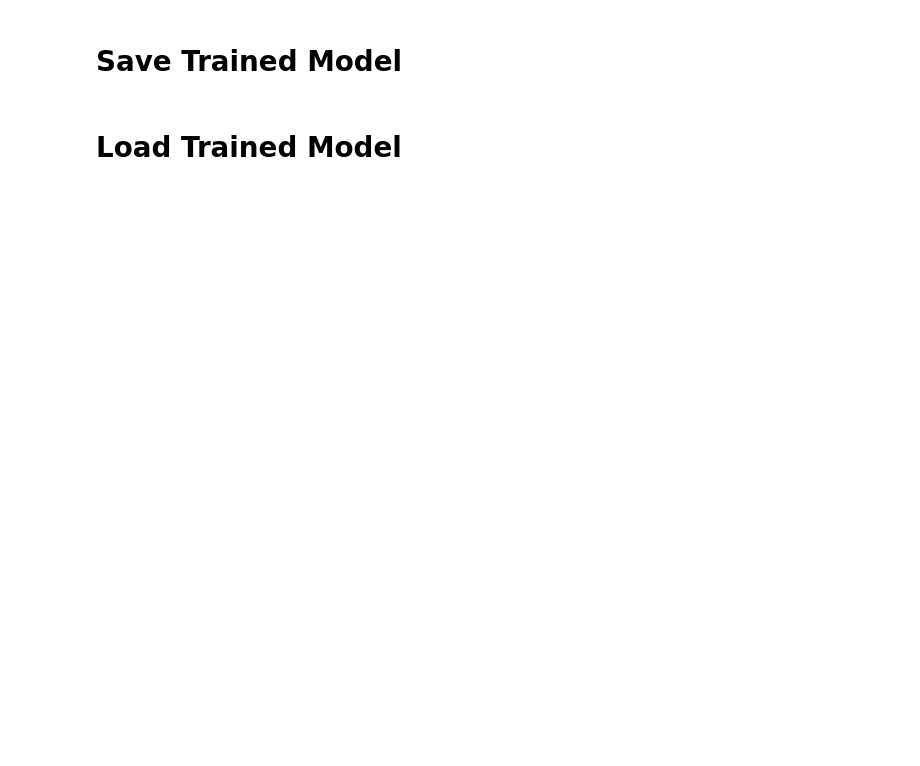
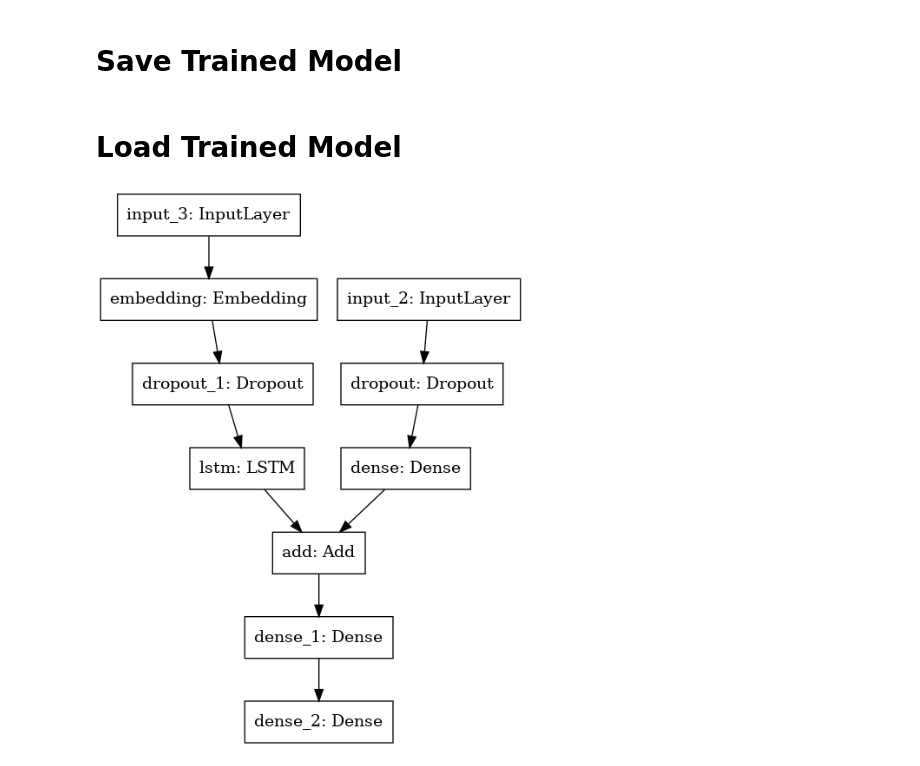
Before and after one commit to RealityMoez/ImageCaptionGenerator, a Jupyter notebook: image-caption-generator-flickr.ipynb, the cells around one changed output. Drawn from its saved outputs; the diff is of its cells as text; code cells hidden in the pictures; blank space fills up the shorter version.

Commit message:
Kaggle Notebook | Image Caption Generator (FLICKR) | Version 20

```diff
--- a/image-caption-generator-flickr.ipynb
+++ b/image-caption-generator-flickr.ipynb
@@ -285,7 +288,10 @@ plot_model(model, show_shapes=True)
 # %% [markdown]
 # Load Trained Model
 # %%
-model = tf_models.load_model('/kaggle/input/icgmodel/icgModel.h5')
+icg_model = tf_models.load_model('/kaggle/input/icgmodel/icgModel.h5')
+plot_model(icg_model, show_shapes=False)
+# %% [output]
+[figure, added]
 # %%
 def indexToWord(integer, tokenizer):
     for word, index in tokenizer.word_index.items():
```
Also changed, not shown: parts of 8 cells of this notebook.
